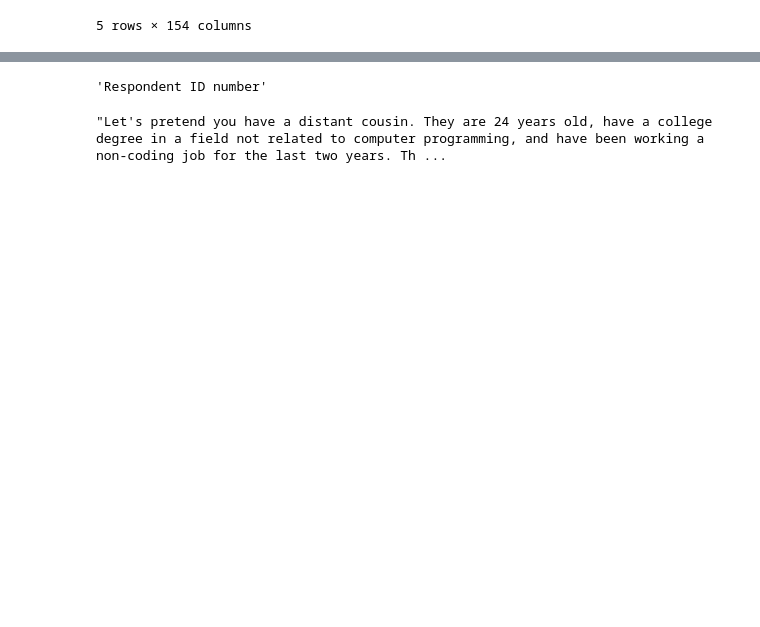
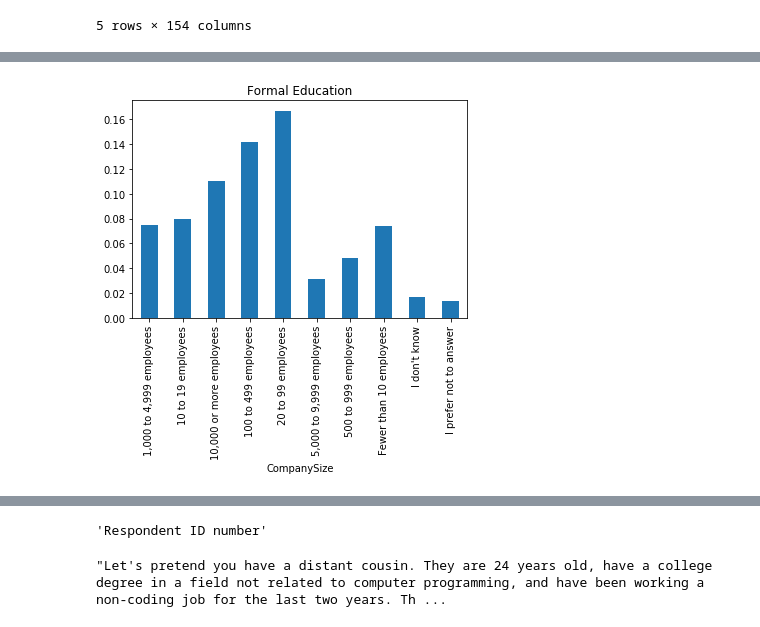
Before and after one commit to pankajbaishya/stackoverflow, a Jupyter notebook: Become a developer.ipynb, the cells around one changed output, grey strips where cells are left out. Drawn from its saved outputs; the diff is of its cells as text; code cells hidden in the pictures; blank space fills up the shorter version.

```diff
--- a/Become a developer.ipynb
+++ b/Become a developer.ipynb
@@ -29,0 +64,8 @@ df.head()
+# %%
+#Check different Salary values in the dataset and proportion of individul in each ranges
+ed_vals = df.groupby(['CompanySize'])['CompanySize'].count()
+
+(ed_vals/df.shape[0]).plot(kind="bar");
+plt.title("Formal Education");
+# %% [output]
+[figure, added]
```
Also changed, not shown: parts of 21 cells of this notebook.
